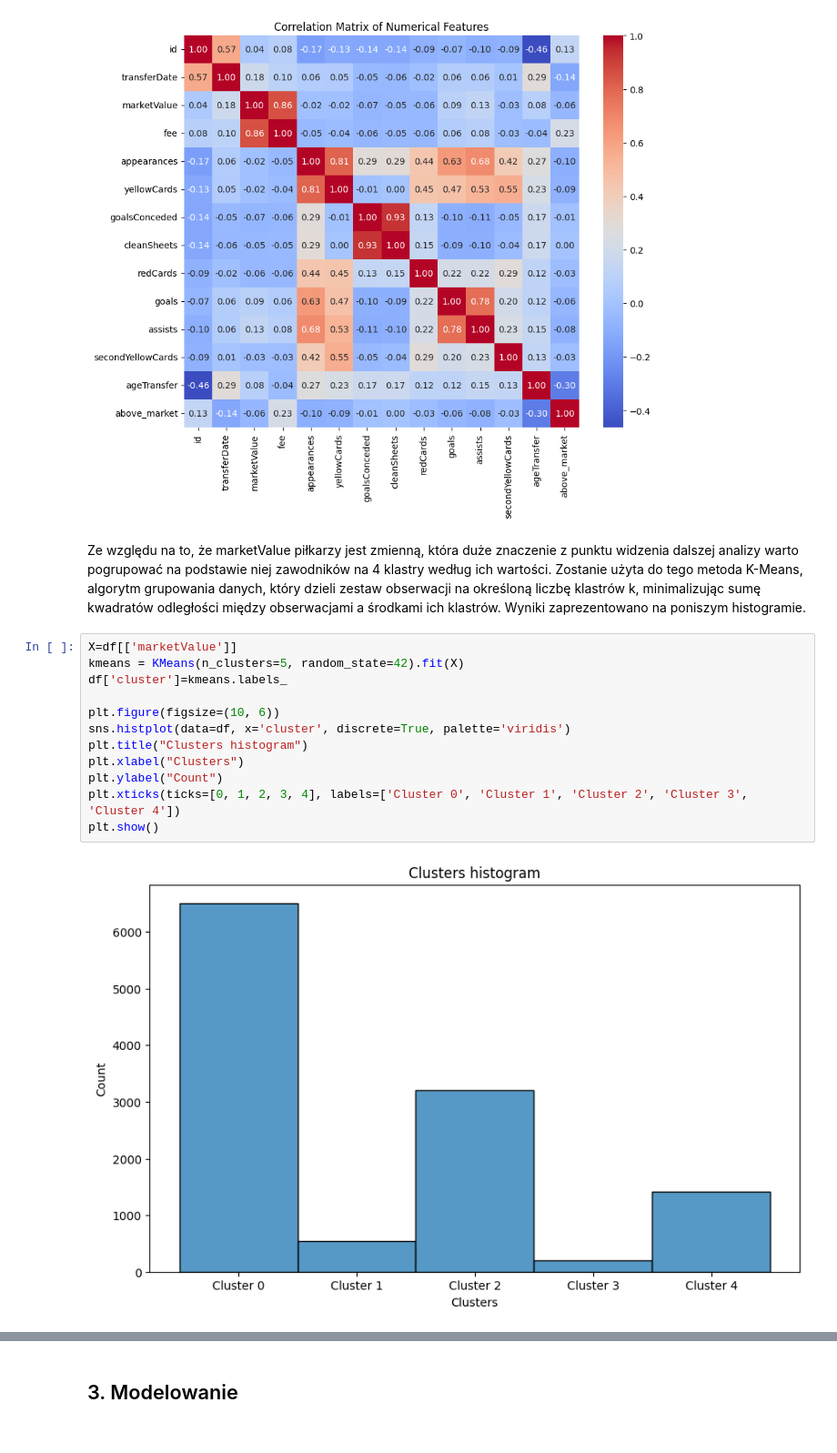
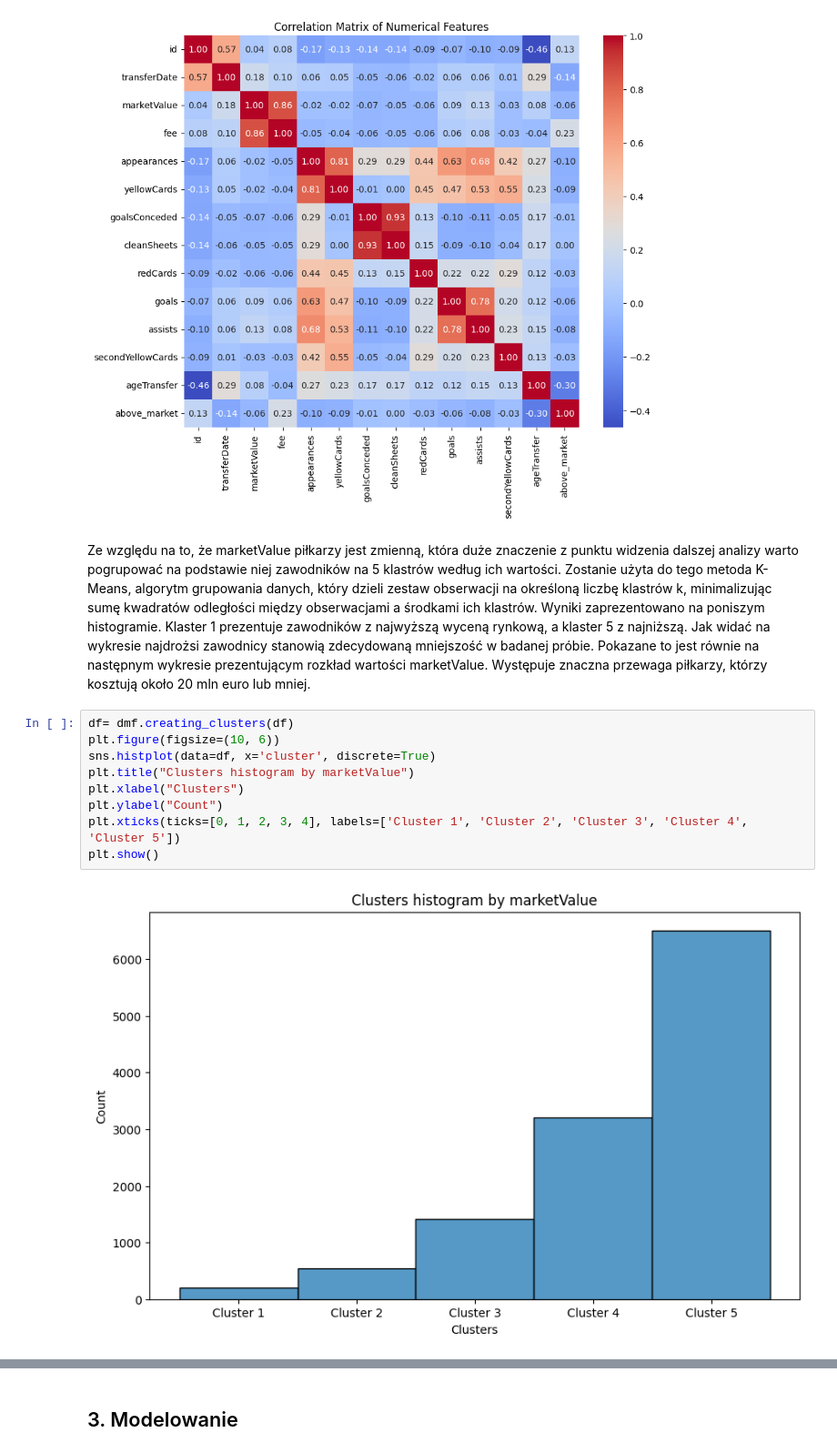
Before and after one commit to mchruszczewski/michal_chruszczewski_repo, a Jupyter notebook: Zadanie python/raport.ipynb, the cells around one changed output, grey strips where cells are left out. Shown: that part at 91% size. Drawn from its saved outputs; the diff is of its cells as text.

```diff
--- a/Zadanie python/raport.ipynb
+++ b/Zadanie python/raport.ipynb
@@ -89,18 +105,15 @@ plt.show()
 # %% [output]
 [figure]
 # %% [markdown]
-Ze względu na to, że marketValue piłkarzy jest zmienną, która duże znaczenie z punktu widzenia dalszej analizy warto pogrupować na podstawie niej zawodników na 4 klastry według ich wartości. Zostanie użyta do tego metoda K-Means, algorytm grupowania danych, który dzieli zestaw obserwacji na określoną liczbę klastrów k, minimalizując sumę kwadratów odległości między obserwacjami a środkami ich klastrów. Wyniki zaprezentowano na poniszym histogramie.
+Ze względu na to, że marketValue piłkarzy jest zmienną, która duże znaczenie z punktu widzenia dalszej analizy warto pogrupować na podstawie niej zawodników na 5 klastrów według ich wartości. Zostanie użyta do tego metoda K-Means, algorytm grupowania danych, który dzieli zestaw obserwacji na określoną liczbę klastrów k, minimalizując sumę kwadratów odległości między obserwacjami a środkami ich klastrów. Wyniki zaprezentowano na poniszym histogramie. Klaster 1 prezentuje zawodników z najwyższą wyceną rynkową, a klaster 5 z najniższą. Jak widać na wykresie najdrożsi zawodnicy stanowią zdecydowaną mniejszość w badanej próbie. Pokazane to jest równie na następnym wykresie prezentującym rozkład wartości marketValue. Występuje znaczna przewaga piłkarzy, którzy kosztują około 20 mln euro lub mniej.
 # %%
-X=df[['marketValue']]
-kmeans = KMeans(n_clusters=5, random_state=42).fit(X)
-df['cluster']=kmeans.labels_
-
+df= dmf.creating_clusters(df)
 plt.figure(figsize=(10, 6))
-sns.histplot(data=df, x='cluster', discrete=True, palette='viridis')
-plt.title("Clusters histogram")
+sns.histplot(data=df, x='cluster', discrete=True)
+plt.title("Clusters histogram by marketValue")
 plt.xlabel("Clusters")
 plt.ylabel("Count")
-plt.xticks(ticks=[0, 1, 2, 3, 4], labels=['Cluster 0', 'Cluster 1', 'Cluster 2', 'Cluster 3', 'Cluster 4'])
+plt.xticks(ticks=[0, 1, 2, 3, 4], labels=['Cluster 1', 'Cluster 2', 'Cluster 3', 'Cluster 4', 'Cluster 5'])
 plt.show()
 # %% [output]
-[figure, old version]
+[figure, new version]
```
Also changed, not shown: parts of 18 cells of this notebook, 1 other file.
